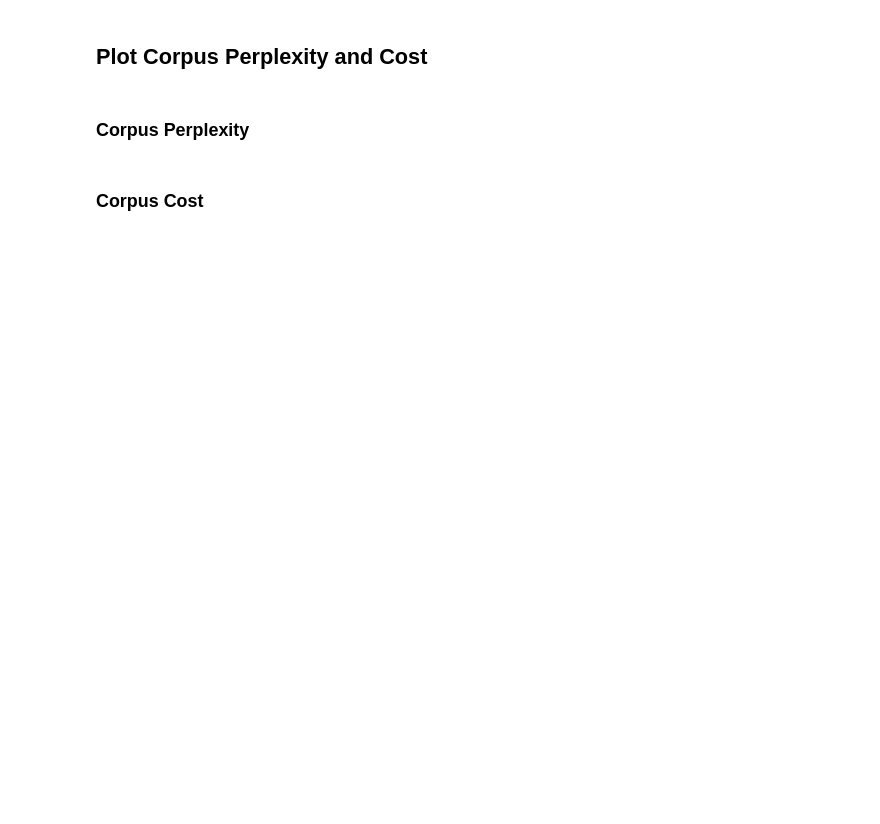
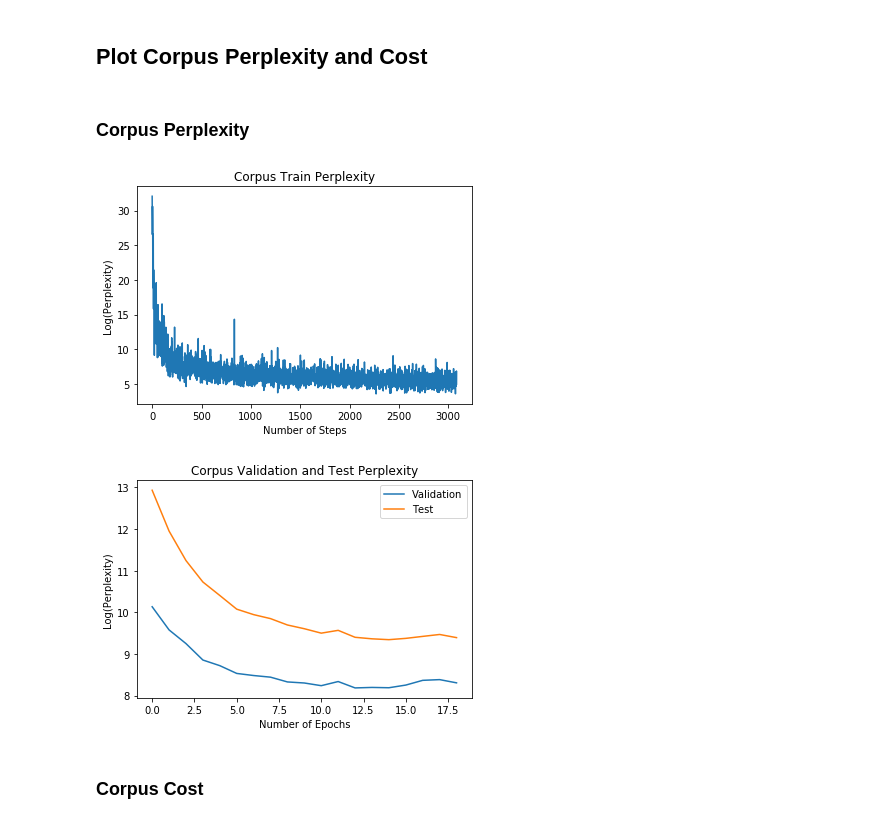
Before and after one commit to blainerothrock/nlp-group-2, a Jupyter notebook: nlp_assignment_2.ipynb, the cells around one changed output. Drawn from its saved outputs; the diff is of its cells as text; code cells hidden in the pictures; blank space fills up the shorter version.

Commit message:
all graphs printing

```diff
--- a/nlp_assignment_2.ipynb
+++ b/nlp_assignment_2.ipynb
@@ -29,6 +34,6 @@ sundar_data_path = 'drive/My Drive/nlp_group2/data'
 z_data_path = 'drive/My Drive/nlp_group2/data'
 sundar_local_path = '~/Workspaces/Q2/NLP/data'
 # %%
-data_path = data_path
+data_path = blaine_ubuntu_data_path
 # %%
 print(os.listdir(data_path))
@@ -490,40 +557,33 @@ plt.show()
 # %% [markdown]
 ## Plot Corpus Perplexity and Cost
-# %%
-# pickle.dump(run01_perplexity_history, open(os.path.join(data_path, 'p2_run01_perplexity_history.p'), 'wb'))
-# pickle.dump(run01_cost_history, open(os.path.join(data_path, 'p2_run01_cost_history.p'), 'wb'))
-# pickle.dump(run01_val_perplexity_history, open(os.path.join(data_path, 'p2_run01_val_perplexity_history.p'), 'wb'))
-# pickle.dump(run01_val_cost_history, open(os.path.join(data_path, 'p2_run01_val_cost_history.p'), 'wb'))
-# pickle.dump(run01_test_perplexity_history, open(os.path.join(data_path, 'p2_run01_test_perplexity_history.p'), 'wb'))
-# pickle.dump(run01_test_cost_history, open(os.path.join(data_path, 'p2_run01_test_cost_history.p'), 'wb'))
-
-# get cost and perplexities
-# if '/p2' not in data_path:
-#   data_path += '/p2'
-
-# load corpus perplexity and cost
-run01_perplexity_history = pickle.load(open(os.path.join(data_path, 'p2_run02_perplexity_history.p'), "rb"))
-run01_cost_history = pickle.load(open(os.path.join(data_path, 'p2_run02_cost_history.p'), "rb"))
-run01_val_perplexity_history = pickle.load(open(os.path.join(data_path, 'p2_run02_val_perplexity_history.p'), "rb"))
-run01_val_cost_history = pickle.load(open(os.path.join(data_path, 'p2_run02_val_cost_history.p'), "rb"))
-run01_test_perplexity_history = pickle.load(open(os.path.join(data_path, 'p2_run02_test_perplexity_history.p'), "rb"))
-run01_test_cost_history = pickle.load(open(os.path.join(data_path, 'p2_run02_test_cost_history.p'), "rb"))
 # %% [markdown]
 ### Corpus Perplexity
 # %%
-plt.plot(np.log(run01_perplexity_history[1:]))
+perplexity_history = pickle.load(open(os.path.join(data_path + "/p2",'p2_run02_perplexity_history.p'), "rb"))
+cost_history = pickle.load(open(os.path.join(data_path + "/p2", 'p2_run02_cost_history.p'), "rb"))
+val_perplexity_history = pickle.load(open(os.path.join(data_path + "/p2", 'p2_run02_val_perplexity_history.p'), "rb"))
+val_cost_history = pickle.load(open(os.path.join(data_path + "/p2", 'p2_run02_val_cost_history.p'), "rb"))
+test_perplexity_history = pickle.load(open(os.path.join(data_path + "/p2", 'p2_run02_test_perplexity_history.p'), "rb"))
+test_cost_history = pickle.load(open(os.path.join(data_path + "/p2", 'p2_run02_test_cost_history.p'), "rb"))
+
+plt.plot(np.log(perplexity_history[1:]))
 plt.title('Corpus Train Perplexity')
 plt.xlabel('Number of Steps')
 plt.ylabel('Log(Perplexity)')
+plt.savefig(os.path.join(data_path + "/p2", "run02_train_perplexity"))
 plt.show()
 
-plt.plot(np.log(run01_val_perplexity_history[1:]))
-plt.plot(np.log(run01_test_perplexity_history[1:]))
+plt.plot(np.log(val_perplexity_history[1:]))
+plt.plot(np.log(test_perplexity_history[1:]))
 plt.title('Corpus Validation and Test Perplexity')
 plt.xlabel('Number of Epochs')
 plt.ylabel('Log(Perplexity)')
 plt.legend(['Validation', 'Test'])
+plt.savefig(os.path.join(data_path + "/p2", "run02_test_val_perplexity"))
 plt.show()
+# %% [output]
+[figure, added]
+[figure, added]
 # %% [markdown]
 ### Corpus Cost
 # %%
```
Also changed, not shown: parts of 29 cells of this notebook.
